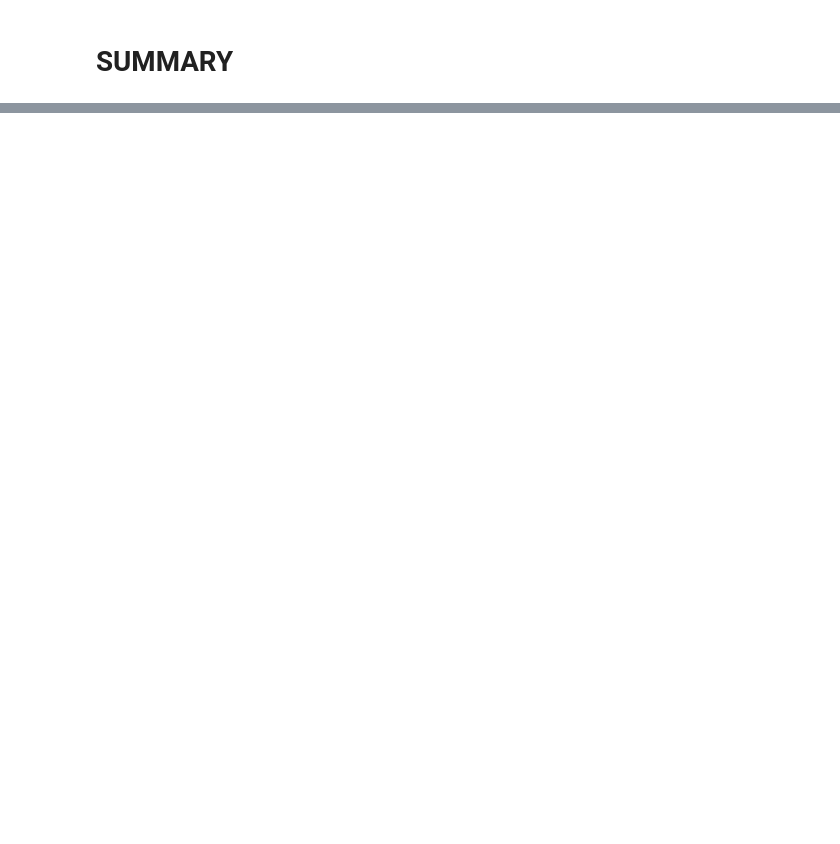
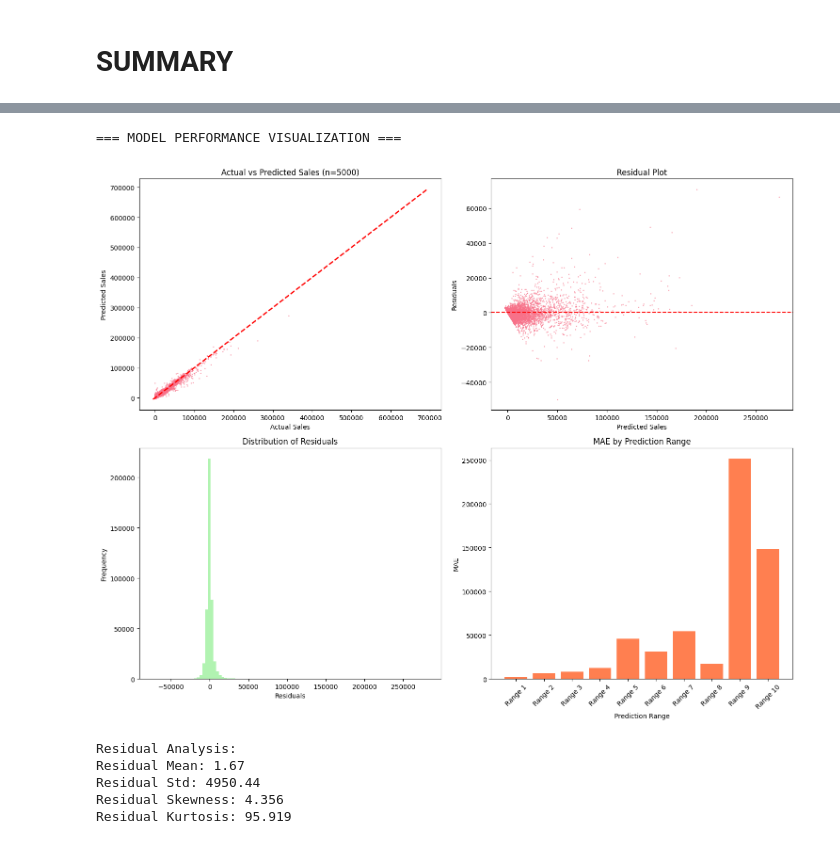
Before and after one commit to wrymp/Final-Project-Walmart-Recruiting---Store-Sales-Forecasting, a Jupyter notebook: model_experiment_XGBoost.ipynb, the cells around one changed output, grey strips where cells are left out. Cells and saved outputs as stored; diff of their text form; code cells hidden in the pictures; blank space fills up the shorter version.

```diff
--- a/model_experiment_XGBoost.ipynb
+++ b/model_experiment_XGBoost.ipynb
@@ -872,0 +1152,76 @@ Find logs at: ./wandb/run-20250703_214927-hx6s95xj/logs
+# %%
+# Model performance visualization
+print("\n=== MODEL PERFORMANCE VISUALIZATION ===")
+
+# Create performance plots
+fig, axes = plt.subplots(2, 2, figsize=(15, 12))
+
+# 1. Actual vs Predicted (sample)
+sample_size = min(5000, len(y_final))
+sample_indices = np.random.choice(len(y_final), size=sample_size, replace=False)
+sample_actual = y_final.iloc[sample_indices]
+sample_pred = y_pred_final[sample_indices]
+
+axes[0, 0].scatter(sample_actual, sample_pred, alpha=0.5, s=1)
+axes[0, 0].plot([y_final.min(), y_final.max()], [y_final.min(), y_final.max()], 'r--', lw=2)
+axes[0, 0].set_xlabel('Actual Sales')
+axes[0, 0].set_ylabel('Predicted Sales')
+axes[0, 0].set_title(f'Actual vs Predicted Sales (n={sample_size})')
+
+# 2. Residuals
+residuals = y_final - y_pred_final
+axes[0, 1].scatter(y_pred_final[sample_indices], residuals.iloc[sample_indices], alpha=0.5, s=1)
+axes[0, 1].axhline(y=0, color='r', linestyle='--')
+axes[0, 1].set_xlabel('Predicted Sales')
+axes[0, 1].set_ylabel('Residuals')
+axes[0, 1].set_title('Residual Plot')
+
+# 3. Residual distribution
+axes[1, 0].hist(residuals, bins=100, alpha=0.7, color='lightgreen')
+axes[1, 0].set_xlabel('Residuals')
+axes[1, 0].set_ylabel('Frequency')
+axes[1, 0].set_title('Distribution of Residuals')
+
+# 4. Performance by prediction range
+pred_ranges = pd.cut(y_pred_final, bins=10, labels=False)
+range_mae = []
+range_labels = []
+for i in range(10):
+    mask = pred_ranges == i
+    if mask.sum() > 0:
+        range_mae.append(mean_absolute_error(y_final[mask], y_pred_final[mask]))
+        range_labels.append(f'Range {i+1}')
+
+axes[1, 1].bar(range(len(range_mae)), range_mae, color='coral')
+axes[1, 1].set_xlabel('Prediction Range')
+axes[1, 1].set_ylabel('MAE')
+axes[1, 1].set_title('MAE by Prediction Range')
+axes[1, 1].set_xticks(range(len(range_labels)))
+axes[1, 1].set_xticklabels(range_labels, rotation=45)
+
+plt.tight_layout()
+plt.savefig('final_model_performance.png', dpi=300, bbox_inches='tight')
+wandb.log({"final_model_performance": wandb.Image('final_model_performance.png')})
+plt.show()
+
+# Residual statistics
+print(f"\nResidual Analysis:")
+print(f"Residual Mean: {residuals.mean():.2f}")
+print(f"Residual Std: {residuals.std():.2f}")
+print(f"Residual Skewness: {residuals.skew():.3f}")
+print(f"Residual Kurtosis: {residuals.kurtosis():.3f}")
+
+wandb.log({
+    'residual_mean': residuals.mean(),
+    'residual_std': residuals.std(),
+    'residual_skewness': residuals.skew(),
+    'residual_kurtosis': residuals.kurtosis()
+})
+# %% [output]
+=== MODEL PERFORMANCE VISUALIZATION ===
+[figure, added]
+Residual Analysis:
+Residual Mean: 1.67
+Residual Std: 4950.44
+Residual Skewness: 4.356
+Residual Kurtosis: 95.919
```
Also changed, not shown: parts of 19 cells of this notebook.
